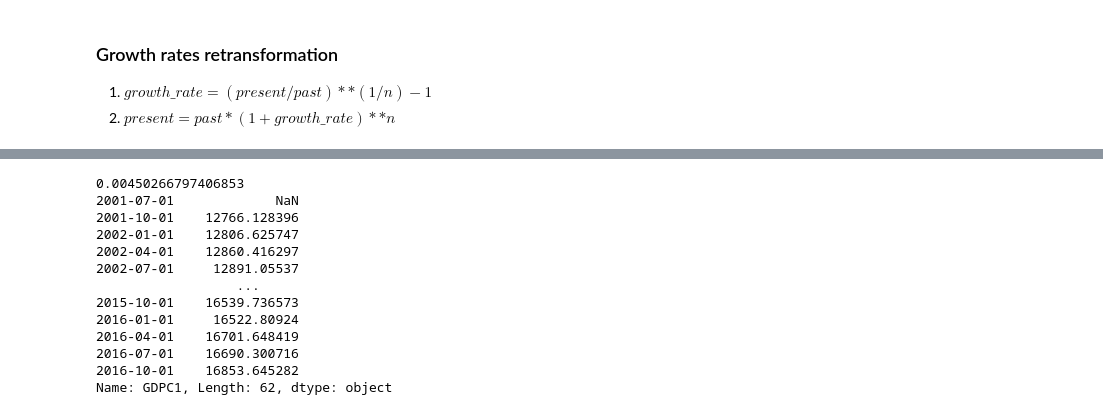
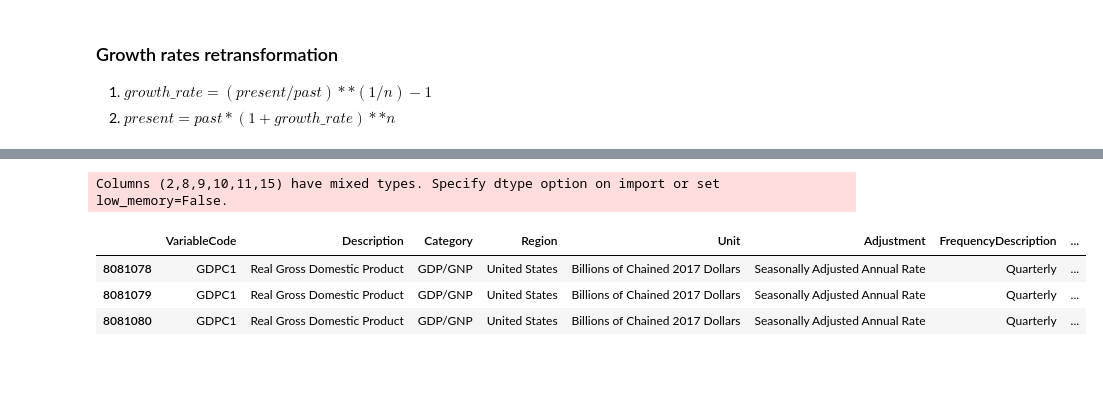
Before and after one commit to jowike/Nowcasting, a Jupyter notebook: kedro/refinery/notebooks/dev_eval.ipynb, the cells around one changed output, grey strips where cells are left out. Saved outputs shown, nothing was run; the diff lists cells and outputs as text; code cells hidden in the pictures; blank space fills up the shorter version.

```diff
--- a/kedro/refinery/notebooks/dev_eval.ipynb
+++ b/kedro/refinery/notebooks/dev_eval.ipynb
@@ -265,17 +191,14 @@ Name: GDPC1, Length: 62, dtype: object
 # %%
-print((((present_corrected1 + present_corrected2) / 2 - present).abs()/present).dropna().mean())
-print((present_corrected1 + present_corrected2) / 2)
+# print((((present_corrected1 + present_corrected2) / 2 - present).abs()/present).dropna().mean())
+# print((present_corrected1 + present_corrected2) / 2)
-# %% [output]
-0.00450266797406853
-2001-07-01             NaN
-2001-10-01    12766.128396
-2002-01-01    12806.625747
-2002-04-01    12860.416297
-2002-07-01     12891.05537
-                  ...
-2015-10-01    16539.736573
-2016-01-01     16522.80924
-2016-04-01    16701.648419
-2016-07-01    16690.300716
-2016-10-01    16853.645282
-Name: GDPC1, Length: 62, dtype: object
+# %%
+df = pd.read_csv("../data/0_source/00_extract_vintagedata.csv")
+# %% [output]
+Columns (2,8,9,10,11,15) have mixed types. Specify dtype option on import or set low_memory=False.
+# %%
+df.loc[(df["VariableCode"] == "GDPC1") & (df["ReferenceDate"] == "2022-10-01")]
+# %% [output]
+|  | VariableCode | Description | Category | Region | Unit | Adjustment | FrequencyDescription | ... |
+| 8081078 | GDPC1 | Real Gross Domestic Product | GDP/GNP | United States | Billions of Chained 2017 Dollars | Seasonally Adjusted Annual Rate | Quarterly | ... |
+| 8081079 | GDPC1 | Real Gross Domestic Product | GDP/GNP | United States | Billions of Chained 2017 Dollars | Seasonally Adjusted Annual Rate | Quarterly | ... |
+| 8081080 | GDPC1 | Real Gross Domestic Product | GDP/GNP | United States | Billions of Chained 2017 Dollars | Seasonally Adjusted Annual Rate | Quarterly | ... |
```
Also changed, not shown: parts of 5 cells of this notebook, 31 other files.
